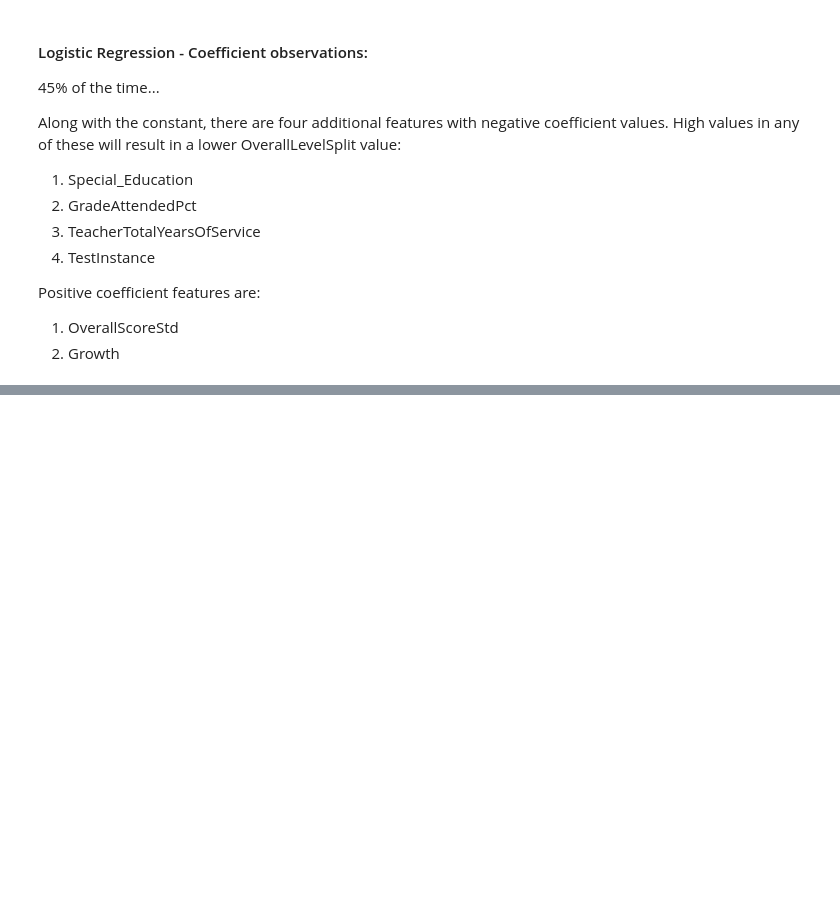
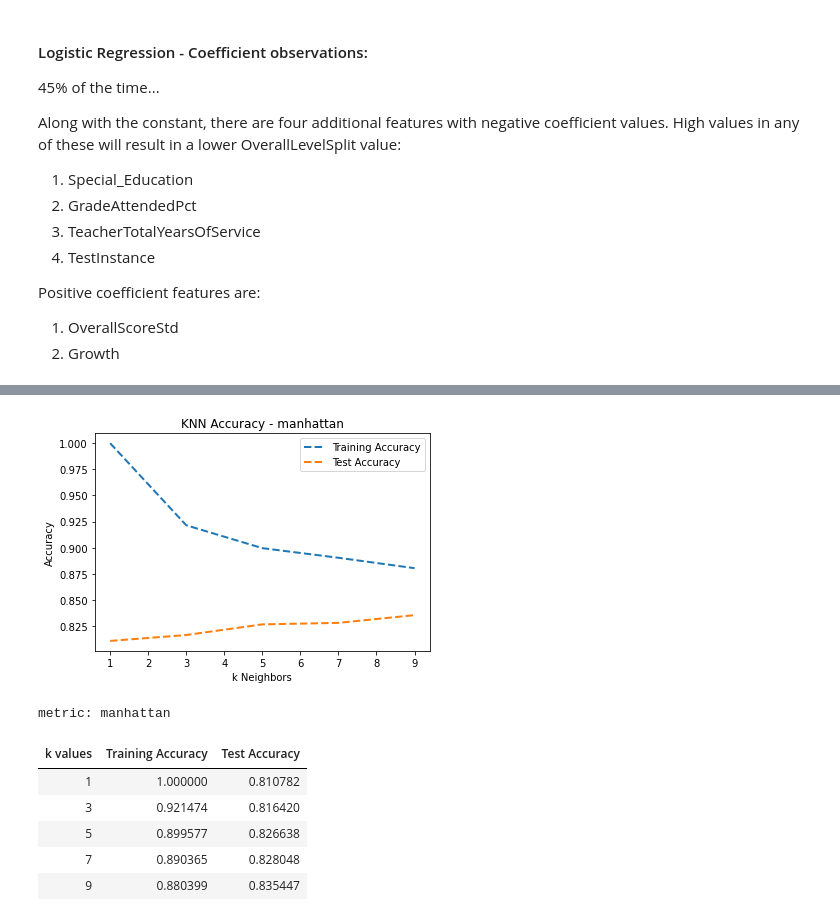
Before and after one commit to Oscar-Gil-Data/ADS-599B, a Jupyter notebook: Code Library Folder/Modeling(OG).ipynb, the cells around one changed output, grey strips where cells are left out. Saved outputs shown, nothing was run; the diff lists cells and outputs as text; code cells hidden in the pictures; blank space fills up the shorter version.

```diff
--- a/Code Library Folder/Modeling(OG).ipynb
+++ b/Code Library Folder/Modeling(OG).ipynb
@@ -278,0 +353,36 @@ Positive coefficient features are:
+# %%
+metric='manhattan'
+knn_accuracy = []
+
+for i in range(1, 10, 2):
+    knn_clsf = KNeighborsClassifier(metric=metric, n_neighbors=i).fit(X_train, y_train)
+
+    knn_clsf_train_pred = knn_clsf.predict(X_train)
+    knn_clsf_test_pred  = knn_clsf.predict(X_test)
+
+    knn_accuracy.append({'k values': i,
+                         'Training Accuracy': accuracy_score(knn_clsf_train_pred, y_train),
+                         'Test Accuracy': accuracy_score(knn_clsf_test_pred, y_test)})
+
+# Plot
+print("\n")
+plt.plot(pd.DataFrame(knn_accuracy)['k values'], pd.DataFrame(knn_accuracy)['Training Accuracy'], '--', linewidth=2, label='Training Accuracy')
+plt.plot(pd.DataFrame(knn_accuracy)['k values'], pd.DataFrame(knn_accuracy)['Test Accuracy'], '--', linewidth=2, label='Test Accuracy')
+plt.xlabel('k Neighbors')
+plt.ylabel('Accuracy')
+plt.title('KNN Accuracy - ' + metric)
+plt.legend()
+plt.show()
+
+# Results
+print("metric:", metric)
+pd.DataFrame(knn_accuracy).style.hide_index()
+# %% [output]
+[figure, added]
+metric: manhattan
+| k values | Training Accuracy | Test Accuracy |
+| 1 | 1.000000 | 0.810782 |
+| 3 | 0.921474 | 0.816420 |
+| 5 | 0.899577 | 0.826638 |
+| 7 | 0.890365 | 0.828048 |
+| 9 | 0.880399 | 0.835447 |
```
Also changed, not shown: parts of 7 cells of this notebook.
